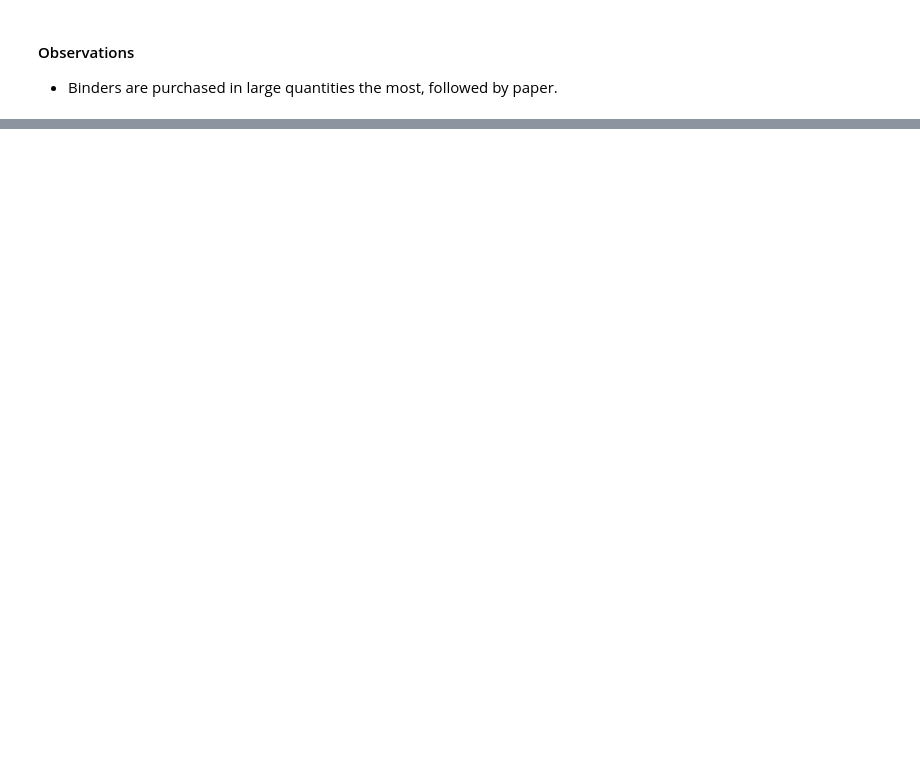
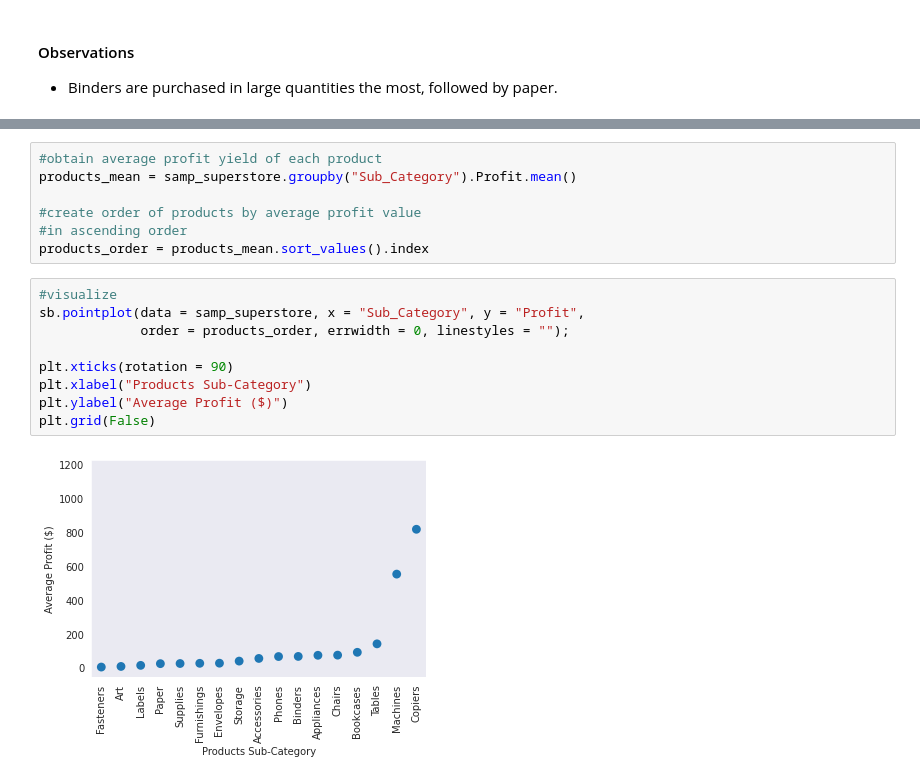
Before and after one commit to Dee-nDee/SuperStore_Data_Analysis, a Jupyter notebook: SuperStore.ipynb, the cells around one changed output, grey strips where cells are left out. Drawn from its saved outputs; the diff is of its cells as text; blank space fills up the shorter version.

```diff
--- a/SuperStore.ipynb
+++ b/SuperStore.ipynb
@@ -1052,0 +1055,18 @@ plt.grid(False)
+# %%
+#obtain average profit yield of each product
+products_mean = samp_superstore.groupby("Sub_Category").Profit.mean()
+
+#create order of products by average profit value
+#in ascending order
+products_order = products_mean.sort_values().index
+# %%
+#visualize
+sb.pointplot(data = samp_superstore, x = "Sub_Category", y = "Profit",
+             order = products_order, errwidth = 0, linestyles = "");
+
+plt.xticks(rotation = 90)
+plt.xlabel("Products Sub-Category")
+plt.ylabel("Average Profit ($)")
+plt.grid(False)
+# %% [output]
+[figure, added]
```
Also changed, not shown: parts of 4 cells of this notebook.
